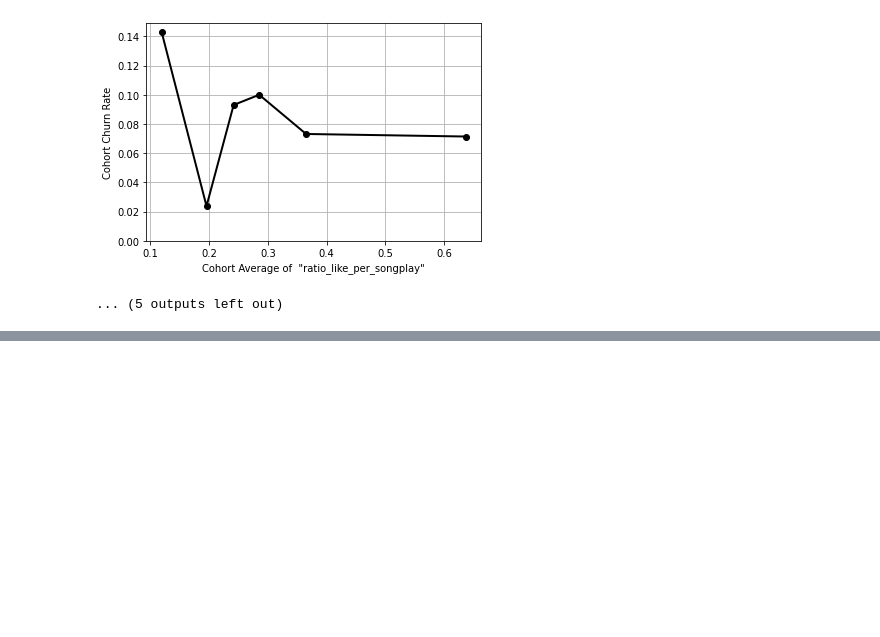
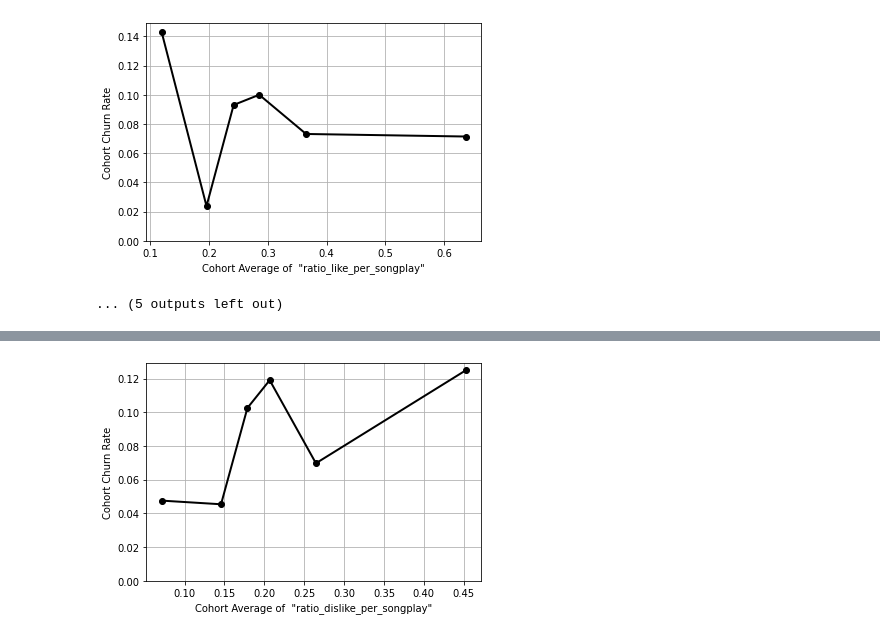
Before and after one commit to gilzero/project_churn_spark, a Jupyter notebook: sparkify.ipynb, the cells around one changed output, grey strips where cells are left out. Saved outputs shown, nothing was run; the diff lists cells and outputs as text; code cells hidden in the pictures; blank space fills up the shorter version.

Commit message:
metric cohort plot, outlier check, skewness

```diff
--- a/sparkify.ipynb
+++ b/sparkify.ipynb
@@ -812,6 +404,6 @@ len(uids_obs)
 # %%
 # Utility Function. Get tunure days
-def get_tenures(ids=uids_obs):
+def get_tenures(ids=uids):
 
     """
     Get user's tenure days.
@@ -821,12 +413,11 @@ def get_tenures(ids=uids_obs):
     Output: dict of key value pairs. key: user, value: tunure
     """
 
-    dfsub = df[df.datetime < observation_end_date]
-
     tenures = {}
 
     for i in ids:
-        dfu = dfsub[dfsub.userId == i]
+        # Subset a dataframe for the user
+        dfu = df[(df.datetime < observation_end_date) & (df.userId == i)]
 
         # Make a cumulative count column
         dfu['cumcount'] = dfu.groupby(
@@ -844,8 +435,7 @@ def get_tenures(ids=uids_obs):
         end_date = str(end)[:10]
 
         diff = pd.Timestamp(end_date) - pd.Timestamp(start_date)
-#         print(diff.days)
-
+        # print(diff.days)
 
         # append result, first day starts with 0
         tenures[i] = diff.days
@@ -1008,8 +566,8 @@ df_tenure = pd.DataFrame(
     }
 )
 
-# Add info to df_tenure)
-# is_churn: DONE
+# Add info to df_tenure
+# is_churn:
 # tenure_days:
 # tenure_from:
 # tenure_to:
@@ -1022,7 +580,7 @@ def _get_is_churn(l, a):
     else:
         return 0
 
-def _get_tenure_to_date(x):
+def _get_tenure_to_time(x):
     return dfu[(dfu.userId == x) & (dfu.level=='paid')].iloc[-1].datetime
 
 def _get_tenure_from_time(u, t):
@@ -1043,8 +601,8 @@ def _get_first_log_date(x):
 
 df_tenure['is_churn'] = df_tenure.apply(lambda x: _get_is_churn(x.level, x.auth), axis=1)
 df_tenure['tenure_days'] = df_tenure['userId'].apply(lambda x: tenures[x])
-df_tenure['tenure_to'] = df_tenure['userId'].apply(_get_tenure_to_date)
-df_tenure['tenure_from'] = df_tenure.apply(lambda x: _get_tenure_from_date(x.userId, x.tenure_to), axis=1)
+df_tenure['tenure_to'] = df_tenure['userId'].apply(_get_tenure_to_time)
+df_tenure['tenure_from'] = df_tenure.apply(lambda x: _get_tenure_from_time(x.userId, x.tenure_to), axis=1)
 df_tenure['first_log_time'] = df_tenure['userId'].apply(_get_first_log_date)
 # %%
 df_tenure.head(5)
@@ -1700,12 +1178,12 @@ dfana.describe()
 # %%
 # Metric cohorts
 # %%
-def cohort_plot(metric_to_plot='', ncohort=10, df_data=dfana):
+def cohort_plot(metric_to_plot='', n_cohort=10, df_data=df_analytic):
     # Reference:
     # https://github.com/carl24k/fight-churn/blob/master/fightchurn/listings/chap5/listing_5_1_cohort_plot.py
 
     # Divide to n groups
-    groups = pd.qcut(df_data[metric_to_plot], ncohort, duplicates='drop')
+    groups = pd.qcut(df_data[metric_to_plot], n_cohort, duplicates='drop')
     # print(groups)
 
     # each group's mean values as x-axis values
@@ -1762,27 +1224,21 @@ cohort_plot('n_songplay')
 # %%
 # Normalization / Standardization
 
-data_scores = dfana.copy()
+data_scores = df_analytic.copy()
 data_scores = data_scores.drop(['is_churn', 'observation_time', 'userId'], axis=1)
-
-# mostly right skew which means most data less than mean value. data groups more before the mean.
-# long right tail shape
 
 
 from sklearn import preprocessing
 
-x = data_scores.values
-x
-
 min_max_scaler = preprocessing.MinMaxScaler()
 
-x_scaled = min_max_scaler.fit_transform(x)
-x_scaled
+vals = data_scores.values
+vals_scaled = min_max_scaler.fit_transform(vals)
 
-df_normalized = pd.DataFrame(x_scaled)
+df_normalized = pd.DataFrame(vals_scaled)
 df_normalized.columns = data_scores.columns
 
-df_normalized['is_churn'] = dfana.copy()['is_churn'].values
+df_normalized['is_churn'] = df_analytic.copy()['is_churn'].values
 df_normalized
 # %% [output]
 |  | n_songplay | n_session | n_addtoplaylist | n_addfriend | n_like | n_dislike | n_viewdowngrade | tenure | ... |
@@ -1817,0 +1332,6 @@ for metric in df_normalized.columns[:-1]:
+# %%
+# ratio_dislike_per_songplay
+
+cohort_plot('ratio_dislike_per_songplay', n_cohort=6, df_data=df_normalized)
+# %% [output]
+[figure, added]
```
Also changed, not shown: parts of 65 cells of this notebook, 1 other file.
